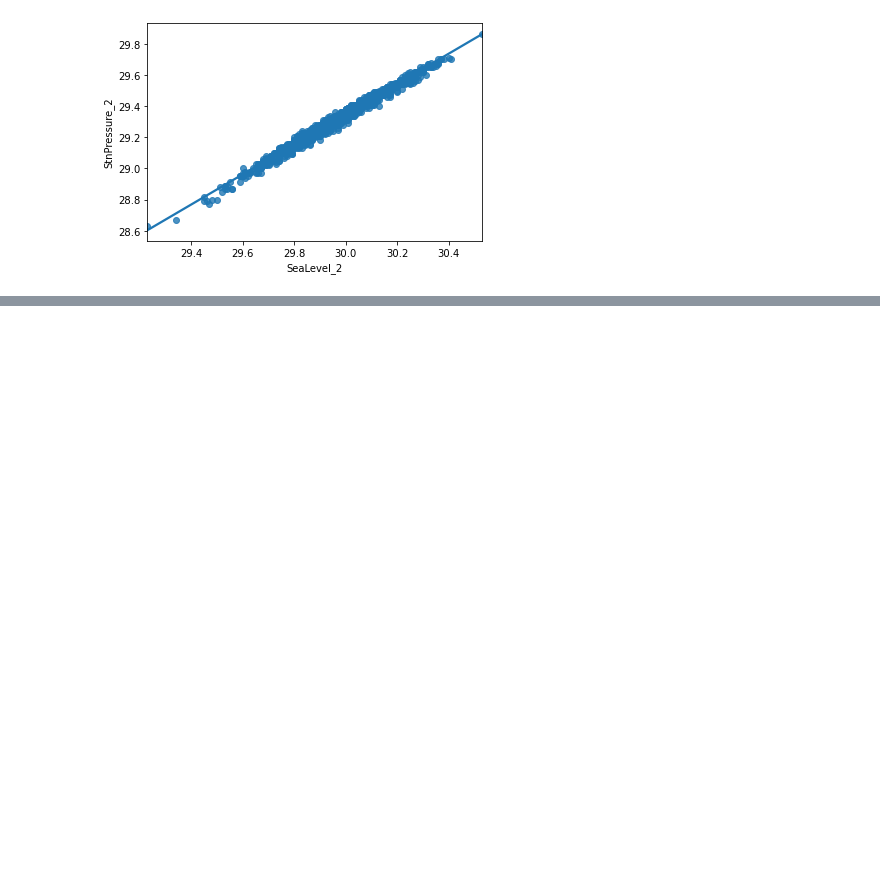
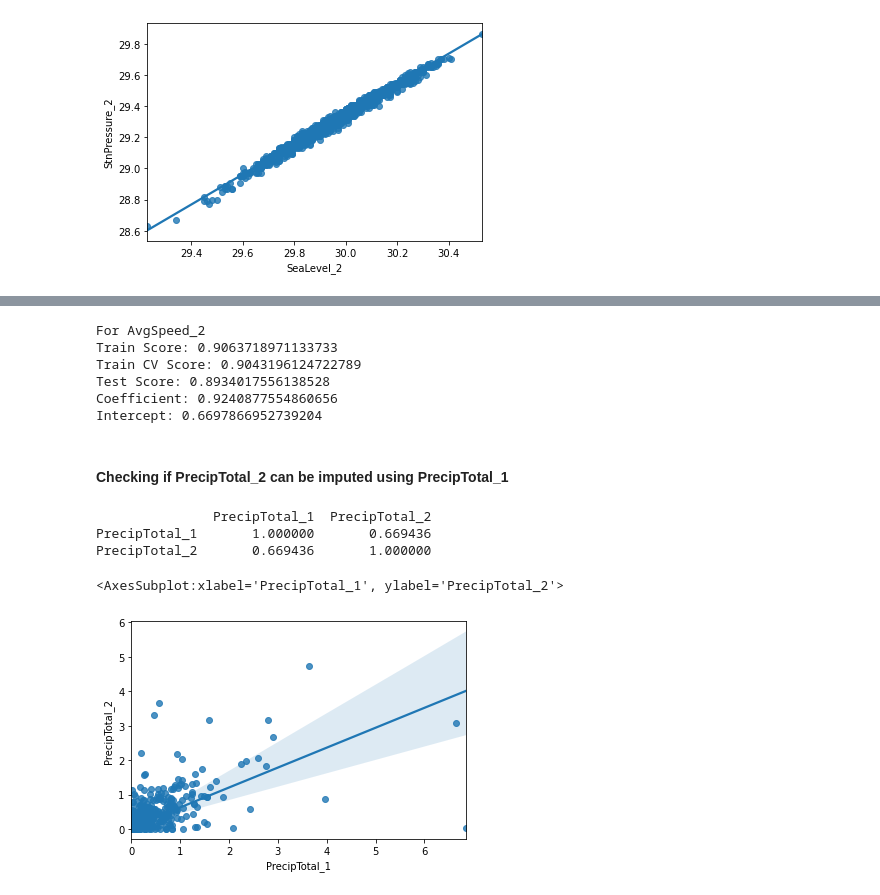
Before and after one commit to MadnugKG/P4---West-Nile-Virus, a Jupyter notebook: code/1. Clean Dataset_Weather.ipynb, the cells around one changed output, grey strips where cells are left out. Drawn from its saved outputs; the diff is of its cells as text; code cells hidden in the pictures; blank space fills up the shorter version.

```diff
--- a/code/1. Clean Dataset_Weather.ipynb
+++ b/code/1. Clean Dataset_Weather.ipynb
@@ -512,5 +495,0 @@ weather_df.describe()
-# %%
-# Since mosquitoes dies at temperature below 50F, to create 2 additional predictors to indicate this for Tavg and Tmin
-weather_df['Tavg_Below_50F'] = weather_df['Tavg_1'].apply(lambda x: 1 if x < 50 else 0)
-weather_df['Tmin_Below_50F'] = weather_df['Tmin_1'].apply(lambda x: 1 if x < 50 else 0)
-weather_df
@@ -657,5 +496,12 @@ wet_weather = ['GR', 'TS', 'RA', 'DZ', 'GS', 'UP', 'SQ', 'SH', 'PY', 'SN', 'SG',
-# %%
-weather_df['Wet_Weather_1'] = weather_df['CodeSum_1'].apply(lambda x: int(any([1 if weather in x else 0 for weather in wet_weather])))
-weather_df['Wet_Weather_2'] = weather_df['CodeSum_2'].apply(lambda x: int(any([1 if weather in x else 0 for weather in wet_weather])))
-#weather_df['Dry_Weather_1'] = weather_df['CodeSum_1'].apply(lambda x: any([1 if weather in x else 0 for weather in dry_weather]))
-#weather_df['Dry_Weather_2'] = weather_df['CodeSum_2'].apply(lambda x: any([1 if weather in x else 0 for weather in dry_weather]))
+# %%
+# Model and impute StnPressure_1 using SeaLevel_1
+temp = weather_df[['StnPressure_2', 'SeaLevel_2']].dropna()
+X = temp[['SeaLevel_2']]
+y = temp['StnPressure_2']
+fit_OLS_model(X, y, train_size=0.8, cv=5)
+
+# Impute missing value via prediction using linear model
+target = 'StnPressure_2'
+predictor = 'SeaLevel_2'
+for i in weather_df[weather_df[target].isnull()].index:
+    weather_df.loc[i, target] = lr.predict([[weather_df.loc[i, predictor]]])
@@ -661,0 +581,35 @@ weather_df['Wet_Weather_2'] = weather_df['CodeSum_2'].apply(lambda x: int(any([1
+# %%
+# Fit model using AvgSpeed_1 and AvgSpeed_2
+temp = weather_df[['AvgSpeed_1', 'AvgSpeed_2']].dropna()
+
+#Modeling and Imputing for AvgSpeed_2
+print('For AvgSpeed_2')
+X = temp[['AvgSpeed_1']]
+y = temp['AvgSpeed_2']
+lr = fit_OLS_model(X, y, train_size=0.8, cv=5)
+
+# Impute missing value via prediction using linear model
+target = 'AvgSpeed_2'
+predictor = 'AvgSpeed_1'
+for i in weather_df[weather_df[target].isnull()].index:
+    if not(np.isnan(weather_df.loc[i, predictor])):
+        weather_df.loc[i, target] = lr.predict([[weather_df.loc[i, predictor]]])
+# %% [output]
+For AvgSpeed_2
+Train Score: 0.9063718971133733
+Train CV Score: 0.9043196124722789
+Test Score: 0.8934017556138528
+Coefficient: 0.9240877554860656
+Intercept: 0.6697866952739204
+# %% [markdown]
+#### Checking if PrecipTotal_2 can be imputed using PrecipTotal_1
+# %%
+# Checking if AvgSpeed_1 and AvgSpeed_2 are correlated to use for imputation
+print(weather_df[['PrecipTotal_1', 'PrecipTotal_2']].corr())
+sns.regplot(x='PrecipTotal_1', y='PrecipTotal_2', data=weather_df)
+# %% [output]
+               PrecipTotal_1  PrecipTotal_2
+PrecipTotal_1       1.000000       0.669436
+PrecipTotal_2       0.669436       1.000000
+<AxesSubplot:xlabel='PrecipTotal_1', ylabel='PrecipTotal_2'>
+[figure, added]
```
Also changed, not shown: parts of 56 cells of this notebook, 1 other file.
